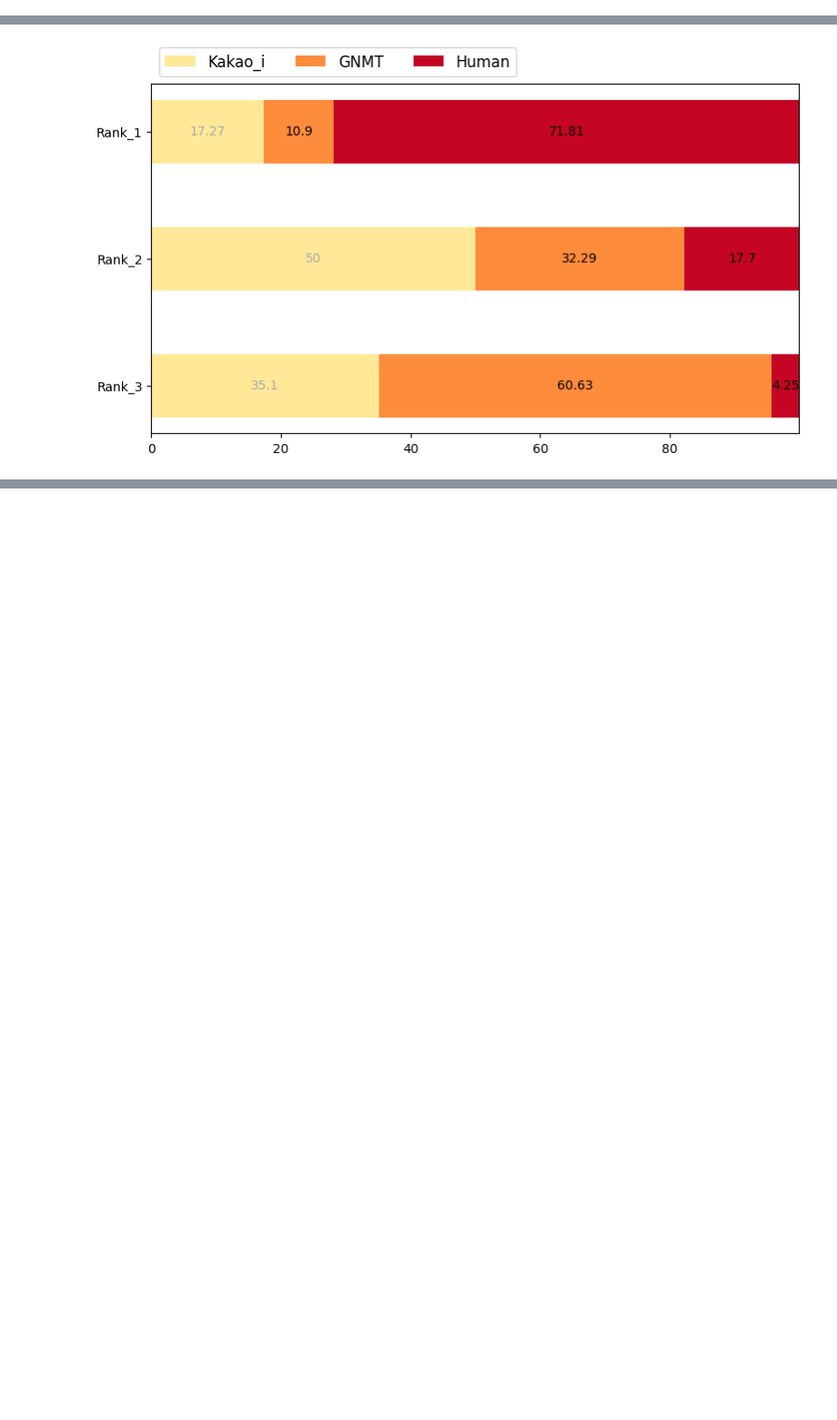
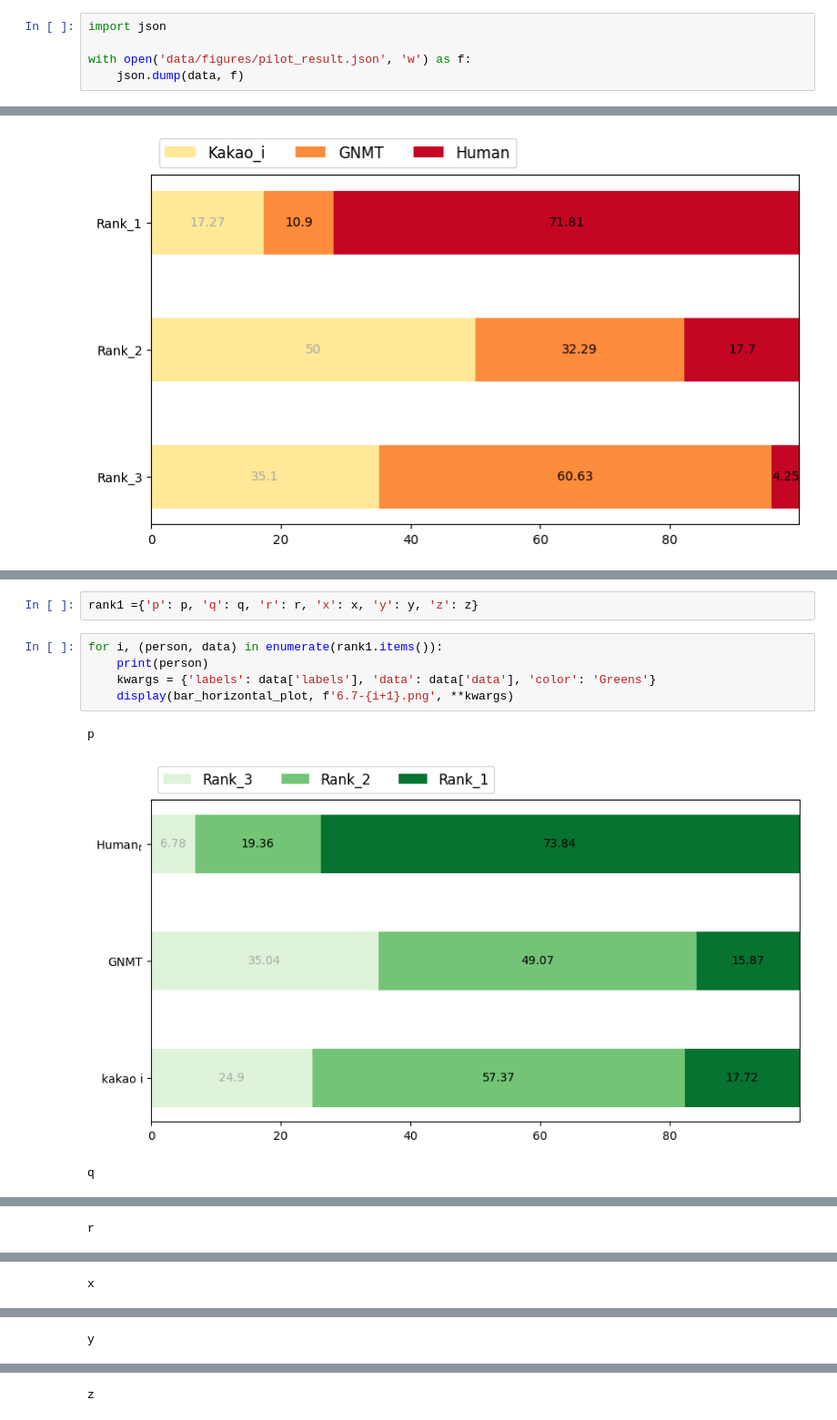
Before and after one commit to trotacodigos/ES-KO_NMT_Evaluation, a Jupyter notebook: display.ipynb, the cells around one changed output, grey strips where cells are left out. Shown at 91% size. Cells and saved outputs as stored; diff of their text form; blank space fills up the shorter version.

```diff
--- a/display.ipynb
+++ b/display.ipynb
@@ -144,3 +176,8 @@ results = {
+# %%
+import json
+
+with open('data/figures/pilot_result.json', 'w') as f:
+    json.dump(data, f)
 # %%
 # Fluency
 display(results, categories)
@@ -189,0 +331,11 @@ plt.show()
+# %%
+rank1 ={'p': p, 'q': q, 'r': r, 'x': x, 'y': y, 'z': z}
+# %%
+for i, (person, data) in enumerate(rank1.items()):
+    print(person)
+    kwargs = {'labels': data['labels'], 'data': data['data'], 'color': 'Greens'}
+    display(bar_horizontal_plot, f'6.7-{i+1}.png', **kwargs)
+# %% [output]
+p
+[figure, added]
+q
@@ -189,0 +343 @@ plt.show()
+r
@@ -189,0 +345 @@ plt.show()
+x
@@ -189,0 +347 @@ plt.show()
+y
@@ -189,0 +349 @@ plt.show()
+z
```
Also changed, not shown: parts of 60 cells of this notebook, 3 other files.
